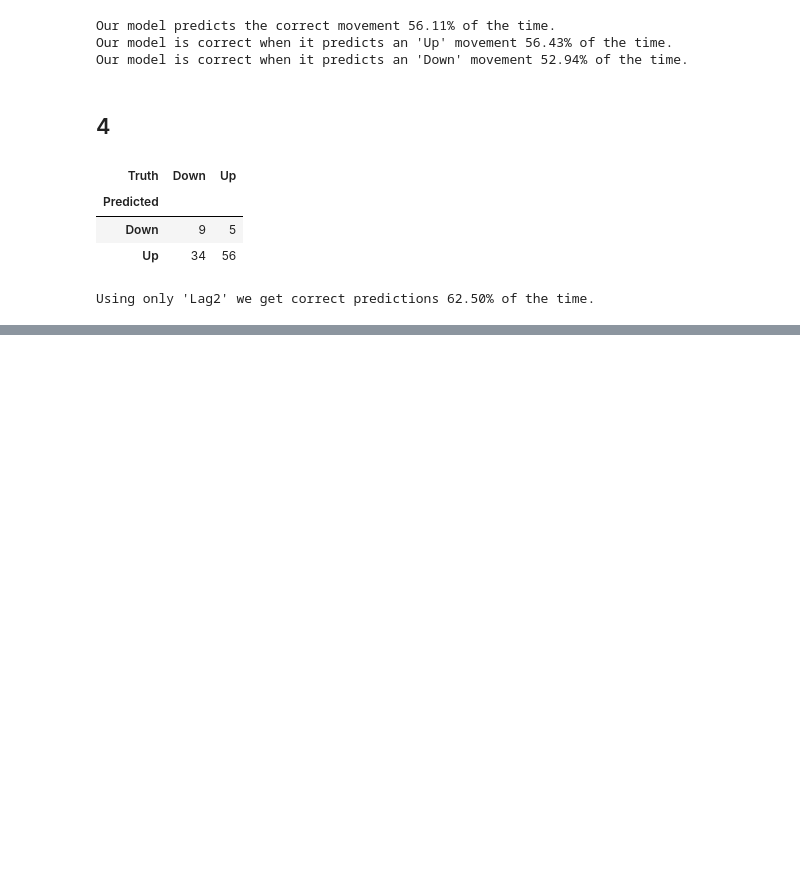
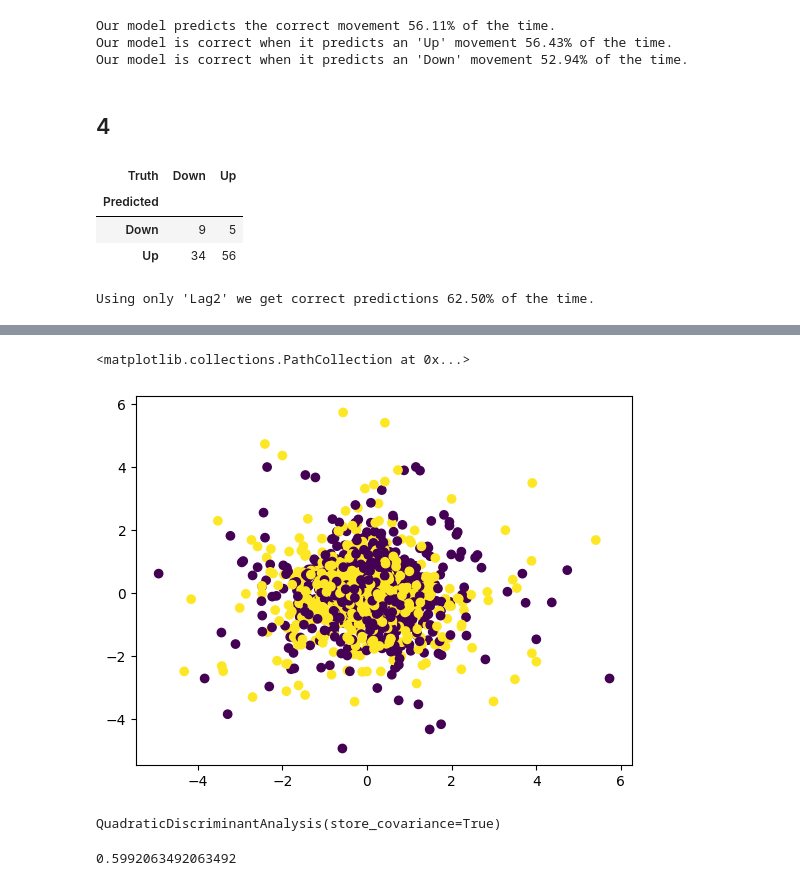
Before and after one commit to Daniel-Sinkin/statlearning, a Jupyter notebook: Exercises/04/04_13.ipynb, the cells around one changed output, grey strips where cells are left out. Saved outputs shown, nothing was run; the diff lists cells and outputs as text; code cells hidden in the pictures; blank space fills up the shorter version.

```diff
--- a/Exercises/04/04_13.ipynb
+++ b/Exercises/04/04_13.ipynb
@@ -142,0 +248,7 @@ Using only 'Lag2' we get correct predictions 62.50% of the time.
+# %%
+Smarket = ISLP.load_data('Smarket')
+# %%
+plt.scatter(Smarket.Lag1, Smarket.Lag2, c=np.where(Smarket.Direction == "Up", 1, 0))
+# %% [output]
+<matplotlib.collections.PathCollection at 0x...>
+[figure, added]
@@ -142,0 +264,9 @@ Using only 'Lag2' we get correct predictions 62.50% of the time.
+# %%
+qda = sklearn.discriminant_analysis.QuadraticDiscriminantAnalysis(store_covariance=True)
+qda.fit(X_train, y_train)
+# %% [output]
+QuadraticDiscriminantAnalysis(store_covariance=True)
+# %%
+np.mean(qda.predict(X_test) == y_test)
+# %% [output]
+0.5992063492063492
```
Also changed, not shown: parts of 36 cells of this notebook.
